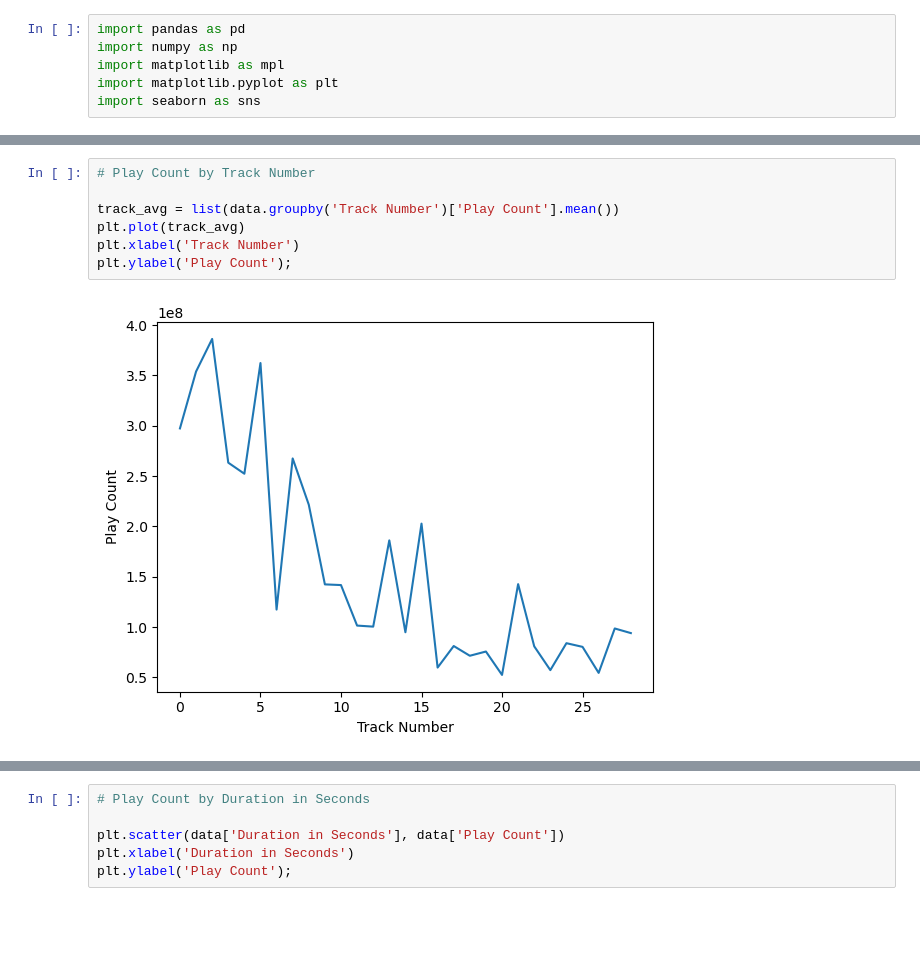
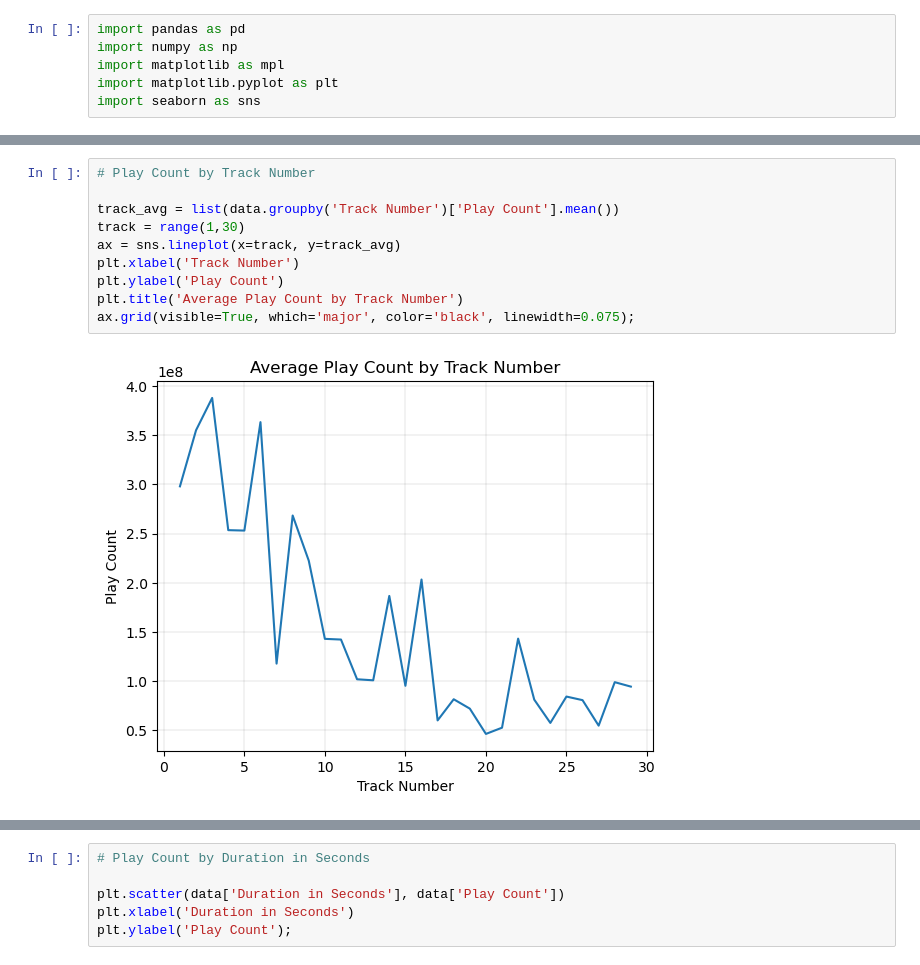
Before and after one commit to kbmoore02/Blog_3, a Jupyter notebook: EDA (Data Visualization).ipynb, the cells around one changed output, grey strips where cells are left out. Cells and saved outputs as stored; diff of their text form; blank space fills up the shorter version.

```diff
--- a/EDA (Data Visualization).ipynb
+++ b/EDA (Data Visualization).ipynb
@@ -27,12 +27,15 @@ data
 # %%
 # Play Count by Track Number
 
 track_avg = list(data.groupby('Track Number')['Play Count'].mean())
-plt.plot(track_avg)
+track = range(1,30)
+ax = sns.lineplot(x=track, y=track_avg)
 plt.xlabel('Track Number')
-plt.ylabel('Play Count');
+plt.ylabel('Play Count')
+plt.title('Average Play Count by Track Number')
+ax.grid(visible=True, which='major', color='black', linewidth=0.075);
 # %% [output]
-[figure, old version]
+[figure, new version]
 # %%
 # Play Count by Album
 
```
Also changed, not shown: parts of 14 cells of this notebook, 1 other file.
